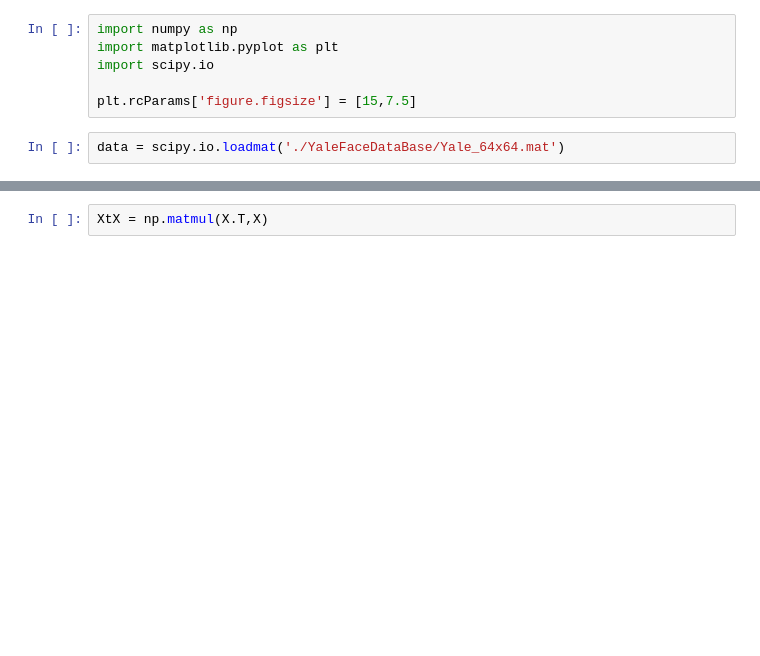
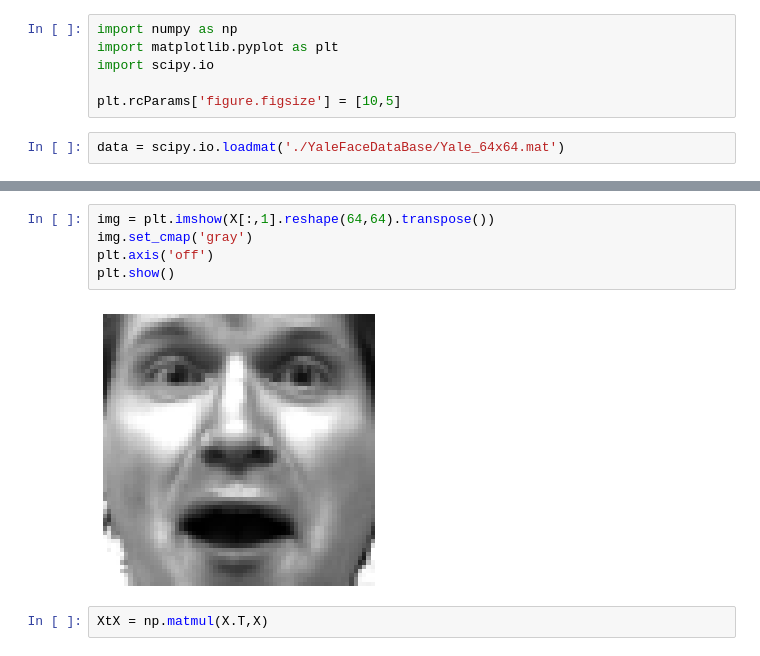
Before and after one commit to deshabhakt/Sem-II, a Jupyter notebook: MachineLearning/ML-Programs/Assignment-1/2-2-DualPCA-YaleFaceDatabase copy.ipynb, the cells around one changed output, grey strips where cells are left out. Saved outputs shown, nothing was run; the diff lists cells and outputs as text; blank space fills up the shorter version.

```diff
--- a/MachineLearning/ML-Programs/Assignment-1/2-2-DualPCA-YaleFaceDatabase copy.ipynb
+++ b/MachineLearning/ML-Programs/Assignment-1/2-2-DualPCA-YaleFaceDatabase copy.ipynb
@@ -3,6 +3,6 @@ import numpy as np
 import matplotlib.pyplot as plt
 import scipy.io
 
-plt.rcParams['figure.figsize'] = [15,7.5]
+plt.rcParams['figure.figsize'] = [10,5]
 # %%
 data = scipy.io.loadmat('./YaleFaceDataBase/Yale_64x64.mat')
@@ -20,3 +18,10 @@ print(X.shape)
+# %%
+img = plt.imshow(X[:,1].reshape(64,64).transpose())
+img.set_cmap('gray')
+plt.axis('off')
+plt.show()
+# %% [output]
+[figure, added]
 # %%
 XtX = np.matmul(X.T,X)
 # %%
```
Also changed, not shown: parts of 34 cells of this notebook, 41 other files.
